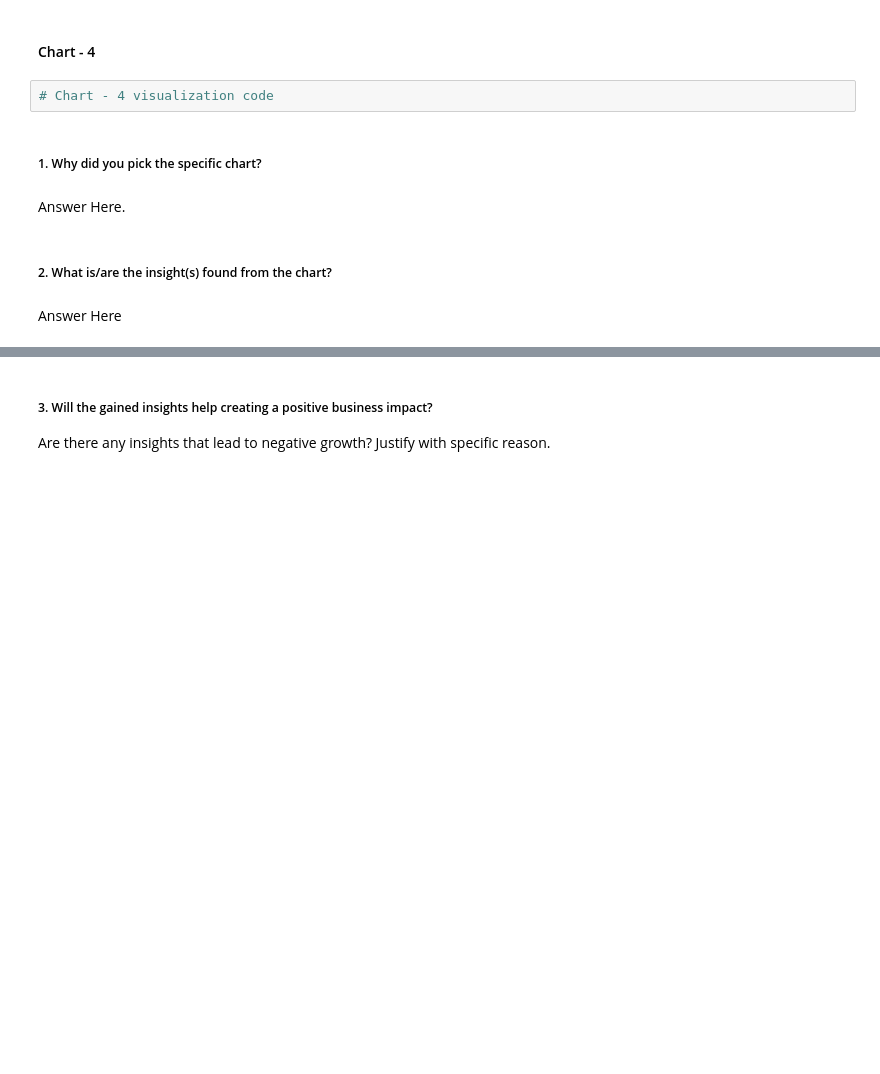
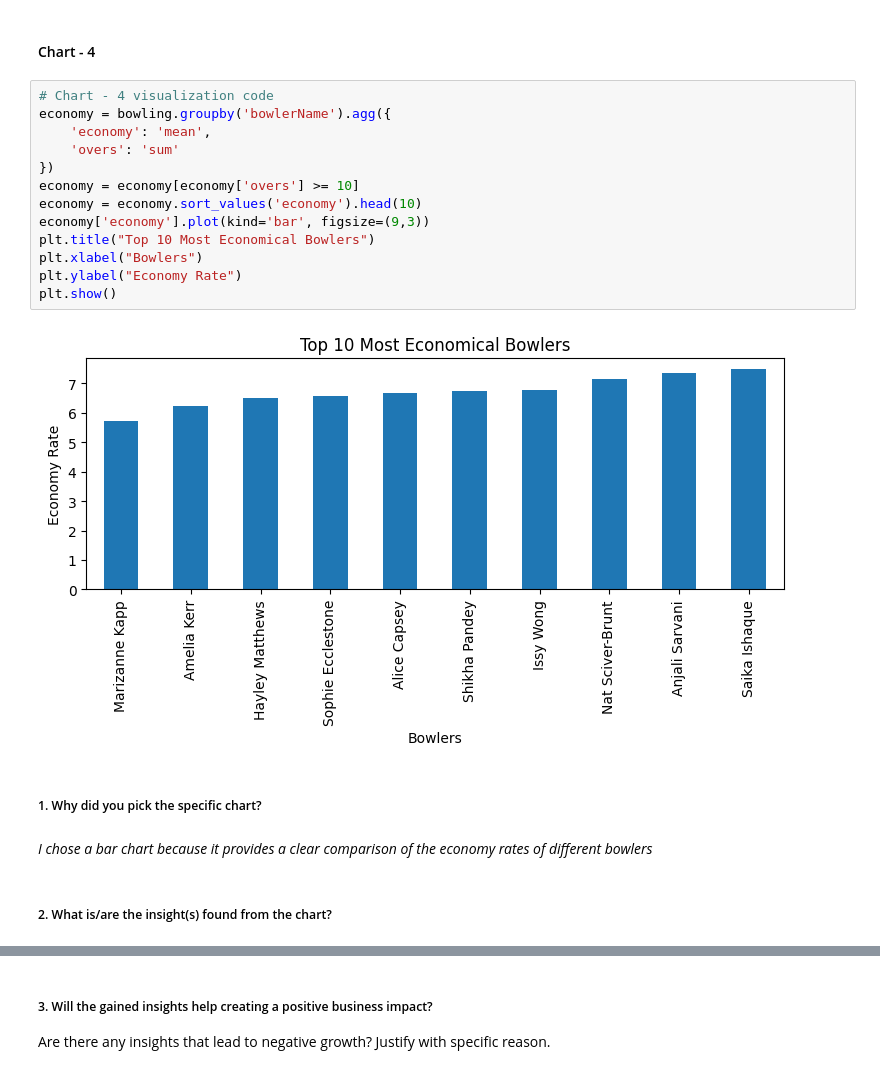
Before and after one commit to GEE2007/WPL-Inaugural-Analytics, a Jupyter notebook: WPL_Inaugural_Analytics.ipynb, the cells around one changed output, grey strips where cells are left out. Drawn from its saved outputs; the diff is of its cells as text; blank space fills up the shorter version.

Commit message:
Added bowling, venue and batting performance visualizations with insights

```diff
--- a/WPL_Inaugural_Analytics.ipynb
+++ b/WPL_Inaugural_Analytics.ipynb
@@ -669,13 +666,24 @@ Are there any insights that lead to negative growth? Justify with specific reaso
 *   *This chart primarily highlights the tournament's top-performing bowlers . It does not provide sufficient information to identify negative growth or weaknesses, as it only represents the top 10 wicket takers.*
 # %% [markdown]
 #### Chart - 4
-# %%
-# Chart - 4 visualization code
+# %%
+# Chart - 4 visualization code
+economy = bowling.groupby('bowlerName').agg({
+    'economy': 'mean',
+    'overs': 'sum'
+})
+economy = economy[economy['overs'] >= 10]
+economy = economy.sort_values('economy').head(10)
+economy['economy'].plot(kind='bar', figsize=(9,3))
+plt.title("Top 10 Most Economical Bowlers")
+plt.xlabel("Bowlers")
+plt.ylabel("Economy Rate")
+plt.show()
+# %% [output]
+[figure, added]
 # %% [markdown]
 ##### 1. Why did you pick the specific chart?
-# %% [markdown]
-Answer Here.
+# %% [markdown]
+*I chose a bar chart because it provides a clear comparison of the economy rates of different bowlers*
 # %% [markdown]
 ##### 2. What is/are the insight(s) found from the chart?
-# %% [markdown]
-Answer Here
```
Also changed, not shown: parts of 30 cells of this notebook.
